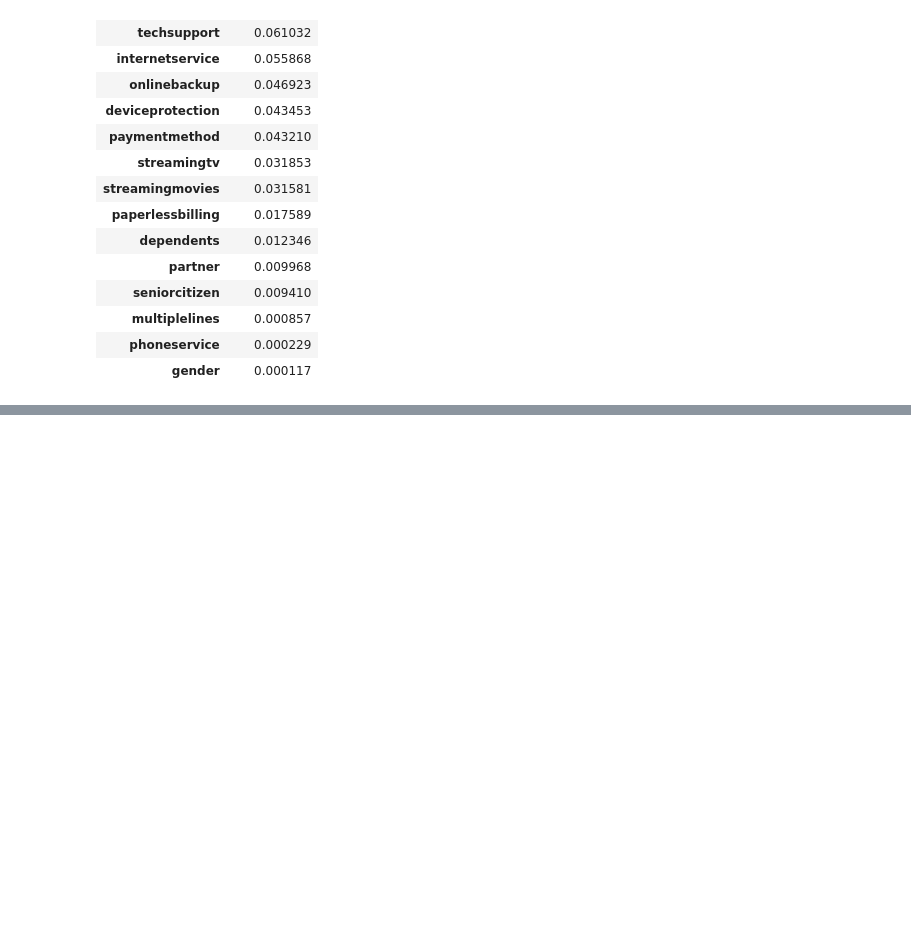
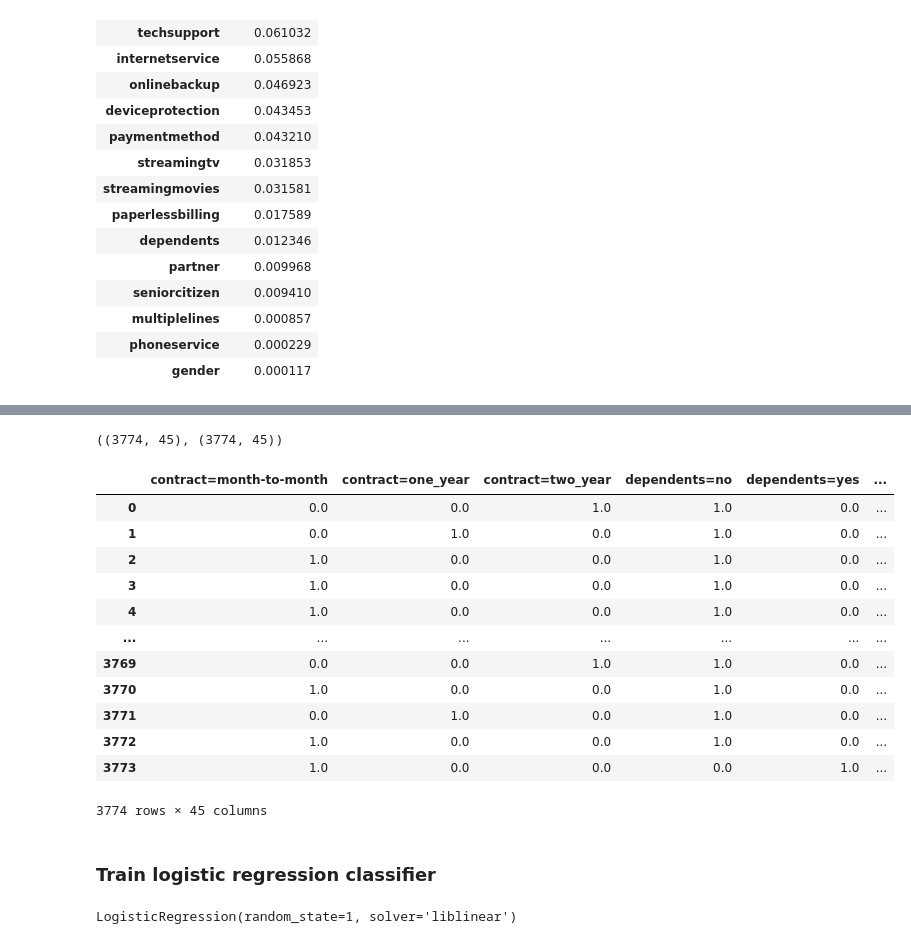
Before and after one commit to jamesczq/machine-learning-bootcamp, a Jupyter notebook: 03-classification-churn.ipynb, the cells around one changed output, grey strips where cells are left out. Drawn from its saved outputs; the diff is of its cells as text; code cells hidden in the pictures; blank space fills up the shorter version.

```diff
--- a/03-classification-churn.ipynb
+++ b/03-classification-churn.ipynb
@@ -12,5 +13,6 @@ car-price-data.csv            telco-customer-churn-data.csv
 # %%
-df = pd.read_csv('data/telco-customer-churn-data.csv')
+#df = pd.read_csv('data/telco-customer-churn-data.csv')
+df = pd.read_csv("data/03-04-classification-telco-customer-churn-data.csv")
 len(df)
 # %% [output]
 7043
@@ -368,0 +398,3 @@ df_mutual_info
+# %%
+train_dict = df_train[categorical + numerical].to_dict(orient='records')
+type(train_dict), len(train_dict)
@@ -368,0 +427,3 @@ df_mutual_info
+# %%
+dv = DictVectorizer(sparse=False)
+dv.fit(train_dict)
@@ -368,0 +438,3 @@ df_mutual_info
+# %%
+X_train = dv.transform(train_dict)
+X_train
@@ -368,0 +455,22 @@ df_mutual_info
+# %%
+X_train.shape, (len(train_dict), len(dv.feature_names_))
+# %% [output]
+((3774, 45), (3774, 45))
+# %%
+pd.DataFrame(X_train, columns=dv.get_feature_names())
+# %% [output]
+|  | contract=month-to-month | contract=one_year | contract=two_year | dependents=no | dependents=yes | ... |
+| 0 | 0.0 | 0.0 | 1.0 | 1.0 | 0.0 | ... |
+| 1 | 0.0 | 1.0 | 0.0 | 1.0 | 0.0 | ... |
+| 2 | 1.0 | 0.0 | 0.0 | 1.0 | 0.0 | ... |
+| 3 | 1.0 | 0.0 | 0.0 | 1.0 | 0.0 | ... |
+| 4 | 1.0 | 0.0 | 0.0 | 1.0 | 0.0 | ... |
+| ... | ... | ... | ... | ... | ... | ... |
+| 3769 | 0.0 | 0.0 | 1.0 | 1.0 | 0.0 | ... |
+| 3770 | 1.0 | 0.0 | 0.0 | 1.0 | 0.0 | ... |
+| 3771 | 0.0 | 1.0 | 0.0 | 1.0 | 0.0 | ... |
+| 3772 | 1.0 | 0.0 | 0.0 | 1.0 | 0.0 | ... |
+| 3773 | 1.0 | 0.0 | 0.0 | 0.0 | 1.0 | ... |
+3774 rows × 45 columns
+# %% [markdown]
+### Train logistic regression classifier
@@ -368,0 +479,5 @@ df_mutual_info
+# %%
+model = LogisticRegression(solver="liblinear", random_state=1)
+model.fit(X_train, y_train)
+# %% [output]
+LogisticRegression(random_state=1, solver='liblinear')
```
Also changed, not shown: parts of 41 cells of this notebook.
